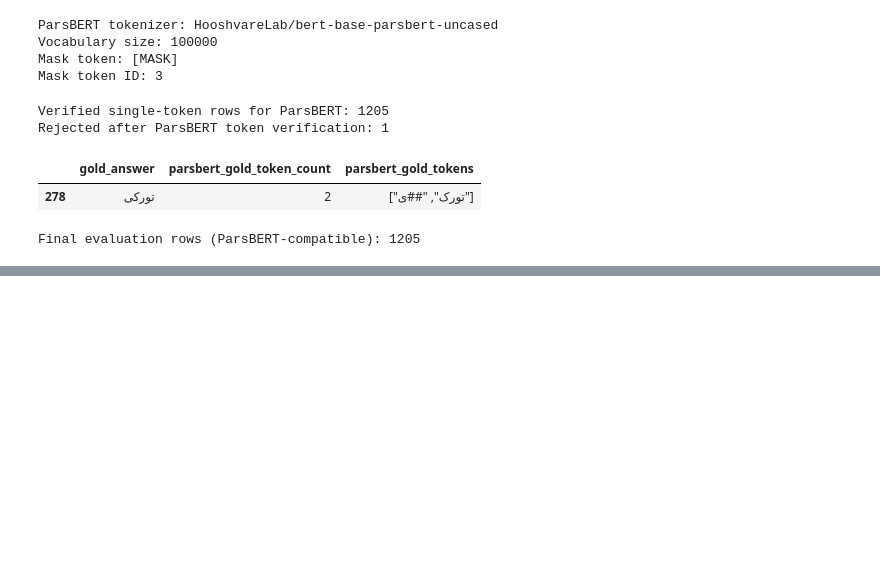
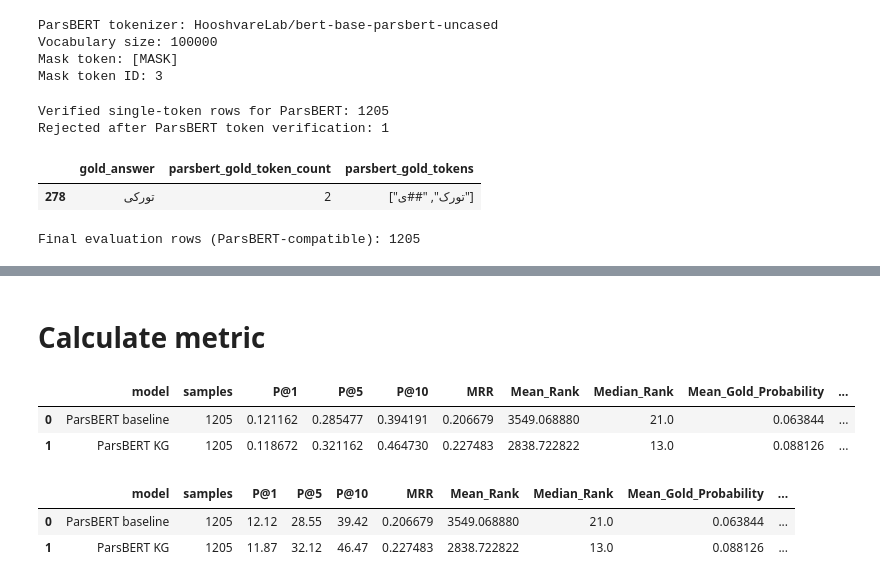
Before and after one commit to alabhastam/Powerful-Combination-of-FaBERT-and-Farsnet, a Jupyter notebook: 9-testing-parsbert.ipynb, the cells around one changed output, grey strips where cells are left out. Saved outputs shown, nothing was run; the diff lists cells and outputs as text; code cells hidden in the pictures; blank space fills up the shorter version.

```diff
--- a/9-testing-parsbert.ipynb
+++ b/9-testing-parsbert.ipynb
@@ -308,0 +706,63 @@ Final evaluation rows (ParsBERT-compatible): 1205
+# %% [markdown]
+# Calculate metric
+# %%
+def calculate_metrics(result_df, model_name):
+    ranks = result_df["gold_rank"].astype(float)
+
+    return {
+        "model": model_name,
+        "samples": len(result_df),
+        "P@1": result_df["correct_at_1"].mean(),
+        "P@5": result_df["correct_at_5"].mean(),
+        "P@10": result_df["correct_at_10"].mean(),
+        "MRR": result_df["reciprocal_rank"].mean(),
+        "Mean_Rank": ranks.mean(),
+        "Median_Rank": ranks.median(),
+        "Mean_Gold_Probability": result_df[
+            "gold_probability"
+        ].mean(),
+        "Mean_Gold_LogProbability": result_df[
+            "gold_log_probability"
+        ].mean(),
+    }
+
+
+parsbert_metrics = pd.DataFrame([
+    calculate_metrics(
+        baseline_results_parsbert,
+        "ParsBERT baseline",
+    ),
+    calculate_metrics(
+        kg_results_parsbert,
+        "ParsBERT KG",
+    ),
+])
+
+metric_columns = [
+    "P@1",
+    "P@5",
+    "P@10",
+    "MRR",
+    "Mean_Gold_Probability",
+    "Mean_Gold_LogProbability",
+]
+
+for column in metric_columns:
+    parsbert_metrics[column] = parsbert_metrics[column].astype(float)
+
+display(parsbert_metrics.round(6))
+
+percentage_metrics_parsbert = parsbert_metrics.copy()
+for column in ["P@1", "P@5", "P@10"]:
+    percentage_metrics_parsbert[column] = (
+        percentage_metrics_parsbert[column] * 100
+    ).round(2)
+
+display(percentage_metrics_parsbert)
+# %% [output]
+|  | model | samples | P@1 | P@5 | P@10 | MRR | Mean_Rank | Median_Rank | Mean_Gold_Probability | ... |
+| 0 | ParsBERT baseline | 1205 | 0.121162 | 0.285477 | 0.394191 | 0.206679 | 3549.068880 | 21.0 | 0.063844 | ... |
+| 1 | ParsBERT KG | 1205 | 0.118672 | 0.321162 | 0.464730 | 0.227483 | 2838.722822 | 13.0 | 0.088126 | ... |
+|  | model | samples | P@1 | P@5 | P@10 | MRR | Mean_Rank | Median_Rank | Mean_Gold_Probability | ... |
+| 0 | ParsBERT baseline | 1205 | 12.12 | 28.55 | 39.42 | 0.206679 | 3549.068880 | 21.0 | 0.063844 | ... |
+| 1 | ParsBERT KG | 1205 | 11.87 | 32.12 | 46.47 | 0.227483 | 2838.722822 | 13.0 | 0.088126 | ... |
```
Also changed, not shown: parts of 5 cells of this notebook.
